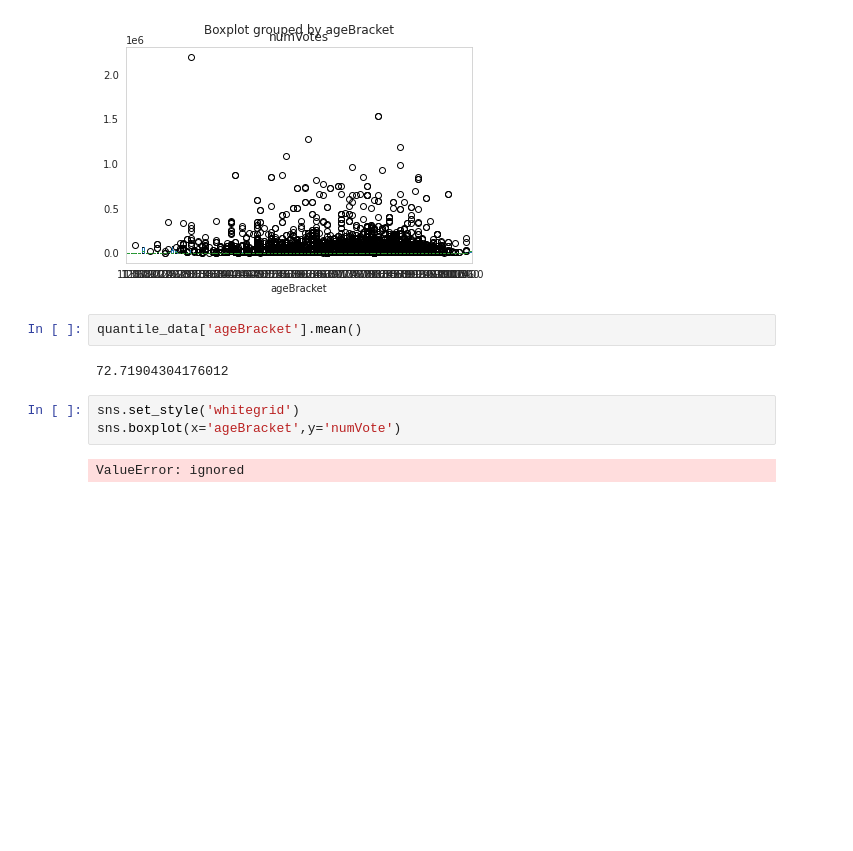
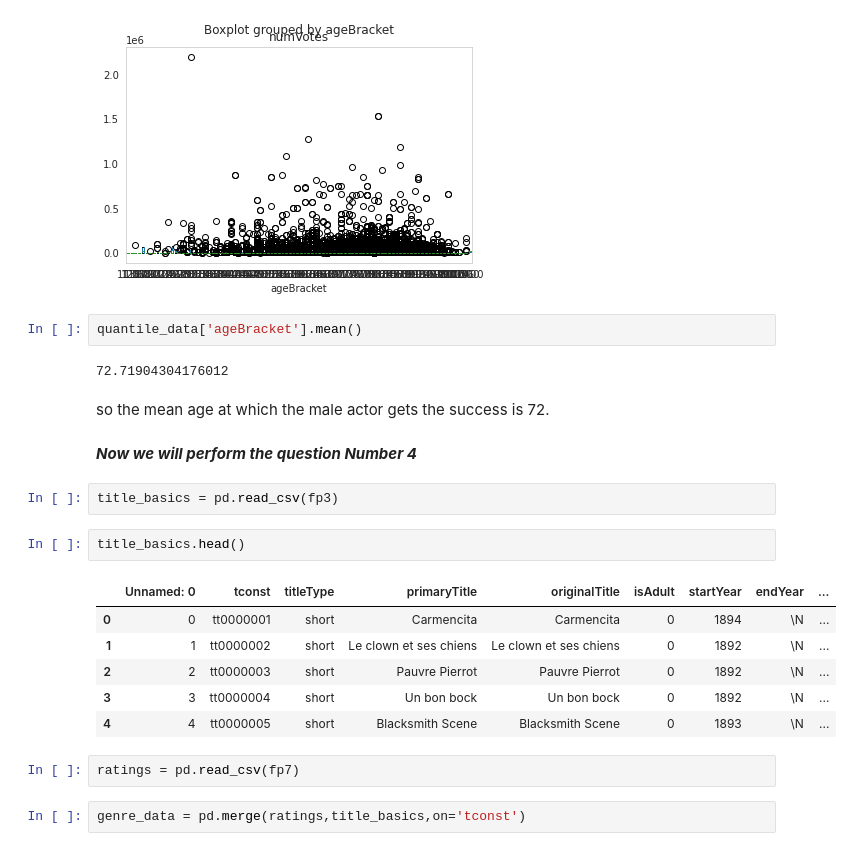
Before and after one commit to Akashpandey82/google-colab, a Jupyter notebook: Practicenotebook_.ipynb, the cells around one changed output. Saved outputs shown, nothing was run; the diff lists cells and outputs as text; blank space fills up the shorter version.

```diff
--- a/Practicenotebook_.ipynb
+++ b/Practicenotebook_.ipynb
@@ -247,8 +247,22 @@ quantile_data.boxplot(by='ageBracket',column=['numVotes'],grid=False)
 quantile_data['ageBracket'].mean()
 # %% [output]
 72.71904304176012
-# %%
-sns.set_style('whitegrid')
-sns.boxplot(x='ageBracket',y='numVote')
-# %% [output]
-ValueError: ignored
+# %% [markdown]
+so the mean age at which the male actor gets the success is 72.
+# %% [markdown]
+***Now we will perform the question Number 4***
+# %%
+title_basics = pd.read_csv(fp3)
+# %%
+title_basics.head()
+# %% [output]
+|  | Unnamed: 0 | tconst | titleType | primaryTitle | originalTitle | isAdult | startYear | endYear | ... |
+| 0 | 0 | tt0000001 | short | Carmencita | Carmencita | 0 | 1894 | \N | ... |
+| 1 | 1 | tt0000002 | short | Le clown et ses chiens | Le clown et ses chiens | 0 | 1892 | \N | ... |
+| 2 | 2 | tt0000003 | short | Pauvre Pierrot | Pauvre Pierrot | 0 | 1892 | \N | ... |
+| 3 | 3 | tt0000004 | short | Un bon bock | Un bon bock | 0 | 1892 | \N | ... |
+| 4 | 4 | tt0000005 | short | Blacksmith Scene | Blacksmith Scene | 0 | 1893 | \N | ... |
+# %%
+ratings = pd.read_csv(fp7)
+# %%
+genre_data = pd.merge(ratings,title_basics,on='tconst')
```
Also changed, not shown: parts of 35 cells of this notebook.
